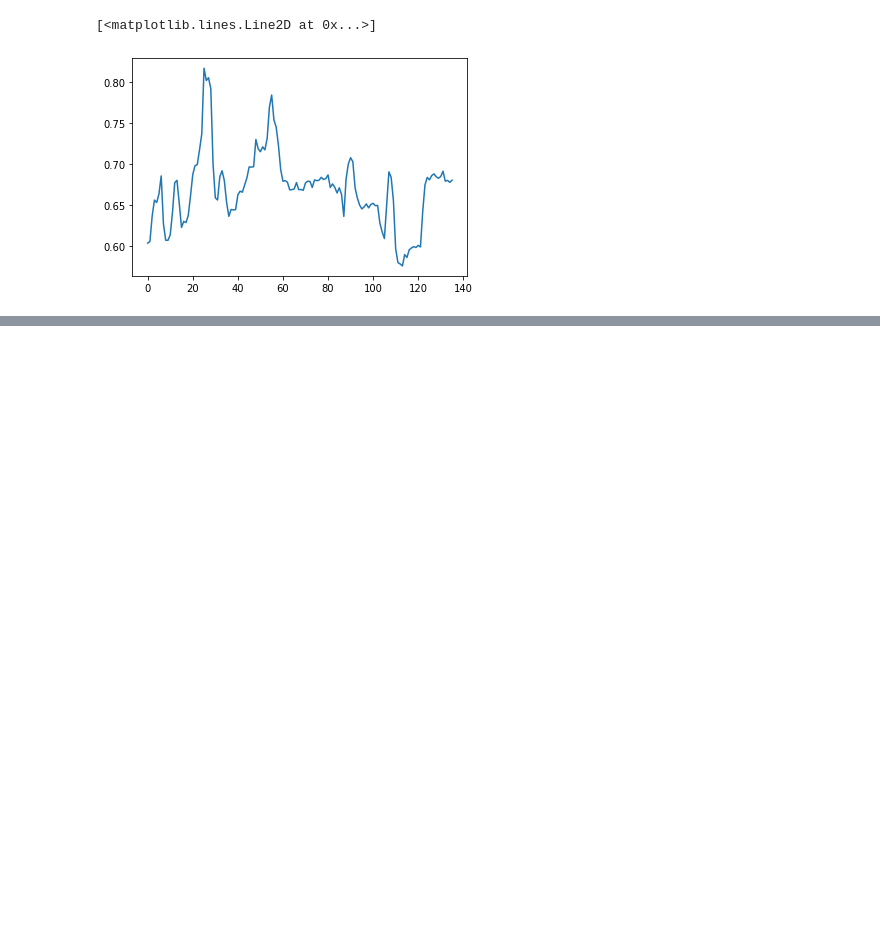
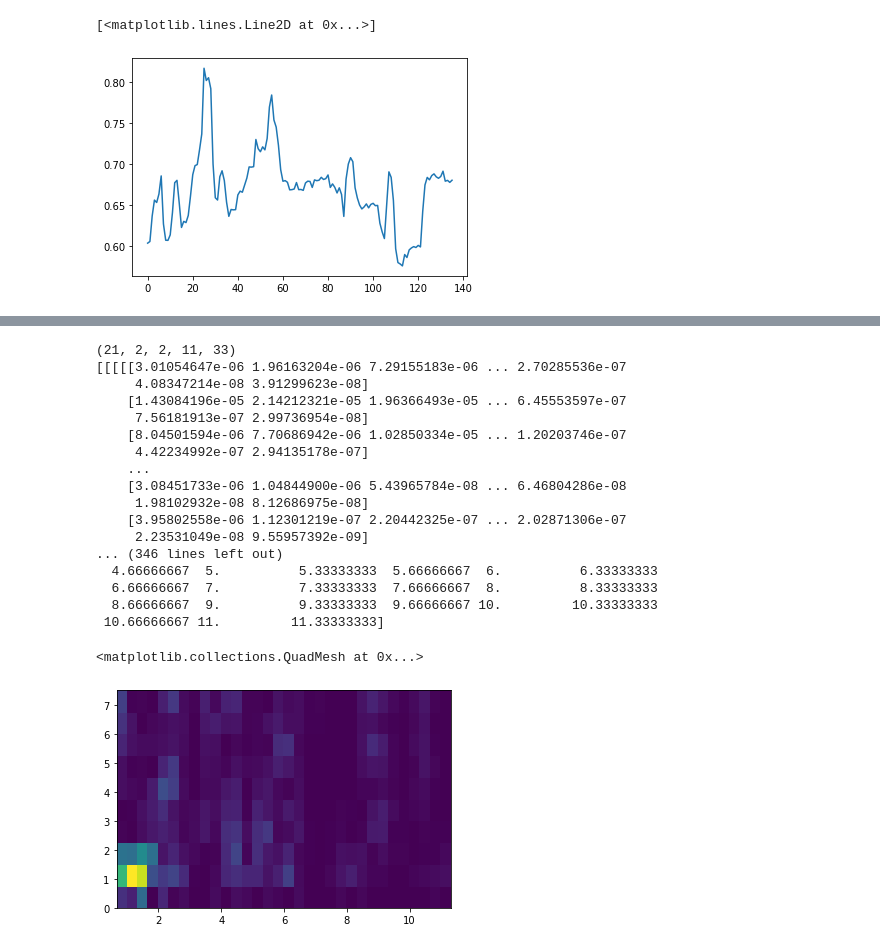
Before and after one commit to williscp/cv_keyboard, a Jupyter notebook: joint_position_spectrograms.ipynb, the cells around one changed output, grey strips where cells are left out. Cells and saved outputs as stored; diff of their text form; code cells hidden in the pictures; blank space fills up the shorter version.

```diff
--- a/joint_position_spectrograms.ipynb
+++ b/joint_position_spectrograms.ipynb
@@ -42,0 +64,28 @@ plt.show()
+# %%
+z = np.load('output/spectrograms/7_z.npy')
+t = np.load('output/spectrograms/7_t.npy')
+f = np.load('output/spectrograms/7_f.npy')
+# %%
+print(z.shape)
+print(t)
+plt.pcolormesh(t, f, z[0][0][0])
+# %% [output]
+(21, 2, 2, 11, 33)
+[[[[[3.01054647e-06 1.96163204e-06 7.29155183e-06 ... 2.70285536e-07
+     4.08347214e-08 3.91299623e-08]
+    [1.43084196e-05 2.14212321e-05 1.96366493e-05 ... 6.45553597e-07
+     7.56181913e-07 2.99736954e-08]
+    [8.04501594e-06 7.70686942e-06 1.02850334e-05 ... 1.20203746e-07
+     4.42234992e-07 2.94135178e-07]
+    ...
+    [3.08451733e-06 1.04844900e-06 5.43965784e-08 ... 6.46804286e-08
+     1.98102932e-08 8.12686975e-08]
+    [3.95802558e-06 1.12301219e-07 2.20442325e-07 ... 2.02871306e-07
+     2.23531049e-08 9.55957392e-09]
+... (346 lines left out)
+  4.66666667  5.          5.33333333  5.66666667  6.          6.33333333
+  6.66666667  7.          7.33333333  7.66666667  8.          8.33333333
+  8.66666667  9.          9.33333333  9.66666667 10.         10.33333333
+ 10.66666667 11.         11.33333333]
+<matplotlib.collections.QuadMesh at 0x...>
+[figure, added]
```
Also changed, not shown: parts of 4 cells of this notebook, 1 other file.
